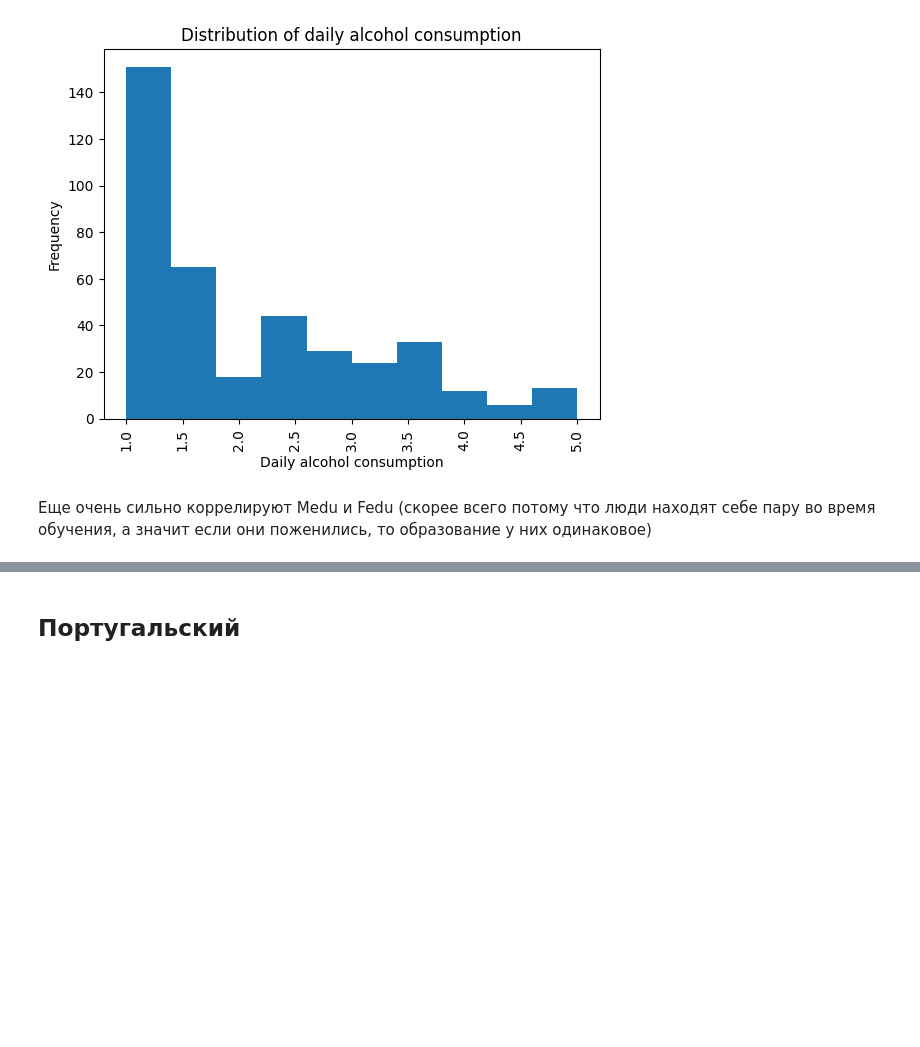
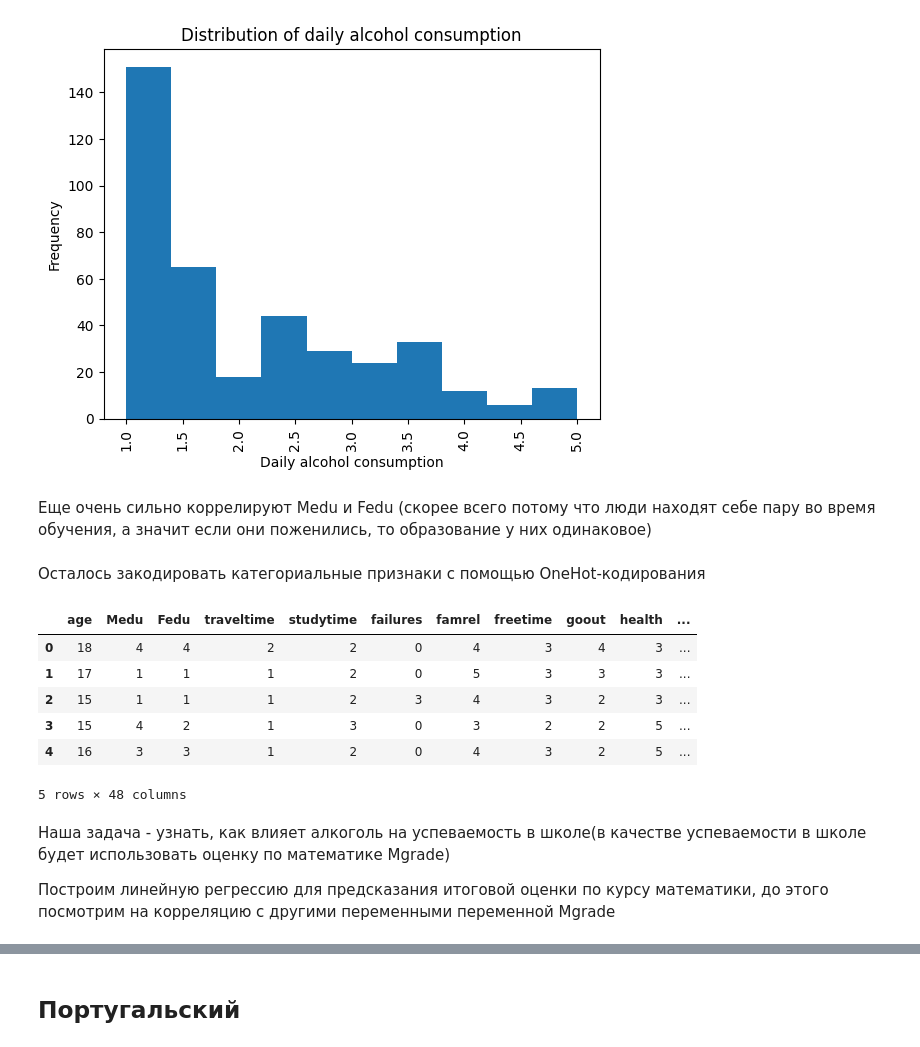
Before and after one commit to LilyKras/andan_alco_project, a Jupyter notebook: project.ipynb, the cells around one changed output, grey strips where cells are left out. Cells and saved outputs as stored; diff of their text form; code cells hidden in the pictures; blank space fills up the shorter version.

```diff
--- a/project.ipynb
+++ b/project.ipynb
@@ -159,3 +168,20 @@ plt.show()
 [figure]
 # %% [markdown]
 Еще очень сильно коррелируют Medu и Fedu (скорее всего потому что люди находят себе пару во время обучения, а значит если они поженились, то образование у них одинаковое)
+# %% [markdown]
+Осталось закодировать категориальные признаки с помощью OneHot-кодирования
+# %%
+df_math = pd.get_dummies(df_math)
+df_math.head()
+# %% [output]
+|  | age | Medu | Fedu | traveltime | studytime | failures | famrel | freetime | goout | health | ... |
+| 0 | 18 | 4 | 4 | 2 | 2 | 0 | 4 | 3 | 4 | 3 | ... |
+| 1 | 17 | 1 | 1 | 1 | 2 | 0 | 5 | 3 | 3 | 3 | ... |
+| 2 | 15 | 1 | 1 | 1 | 2 | 3 | 4 | 3 | 2 | 3 | ... |
+| 3 | 15 | 4 | 2 | 1 | 3 | 0 | 3 | 2 | 2 | 5 | ... |
+| 4 | 16 | 3 | 3 | 1 | 2 | 0 | 4 | 3 | 2 | 5 | ... |
+5 rows × 48 columns
+# %% [markdown]
+Наша задача - узнать, как влияет алкоголь на успеваемость в школе(в качестве успеваемости в школе будет использовать оценку по математике Mgrade)
+
+Построим линейную регрессию для предсказания итоговой оценки по курсу математики, до этого посмотрим на корреляцию с другими переменными переменной Mgrade
```
Also changed, not shown: parts of 25 cells of this notebook.
